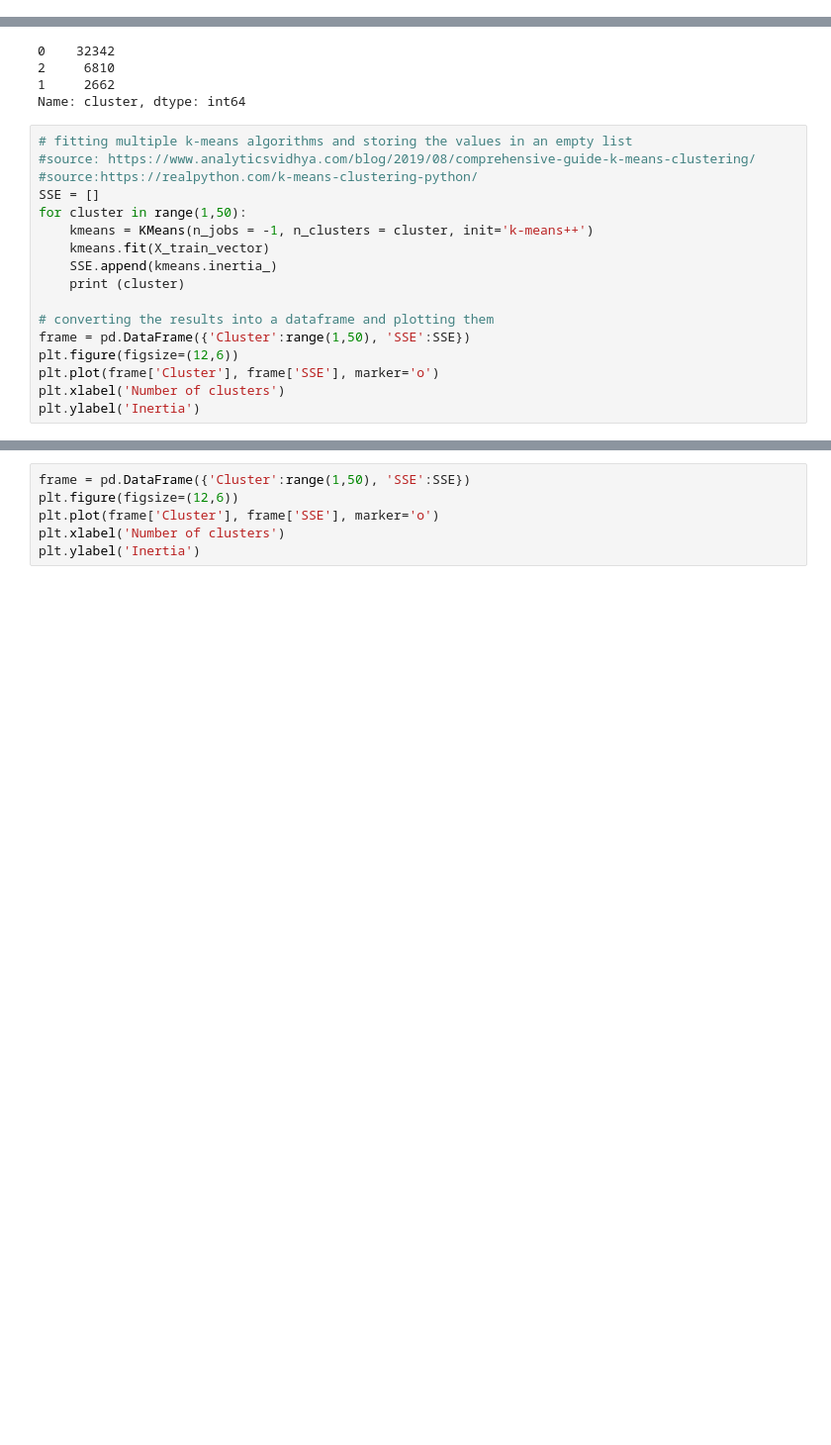
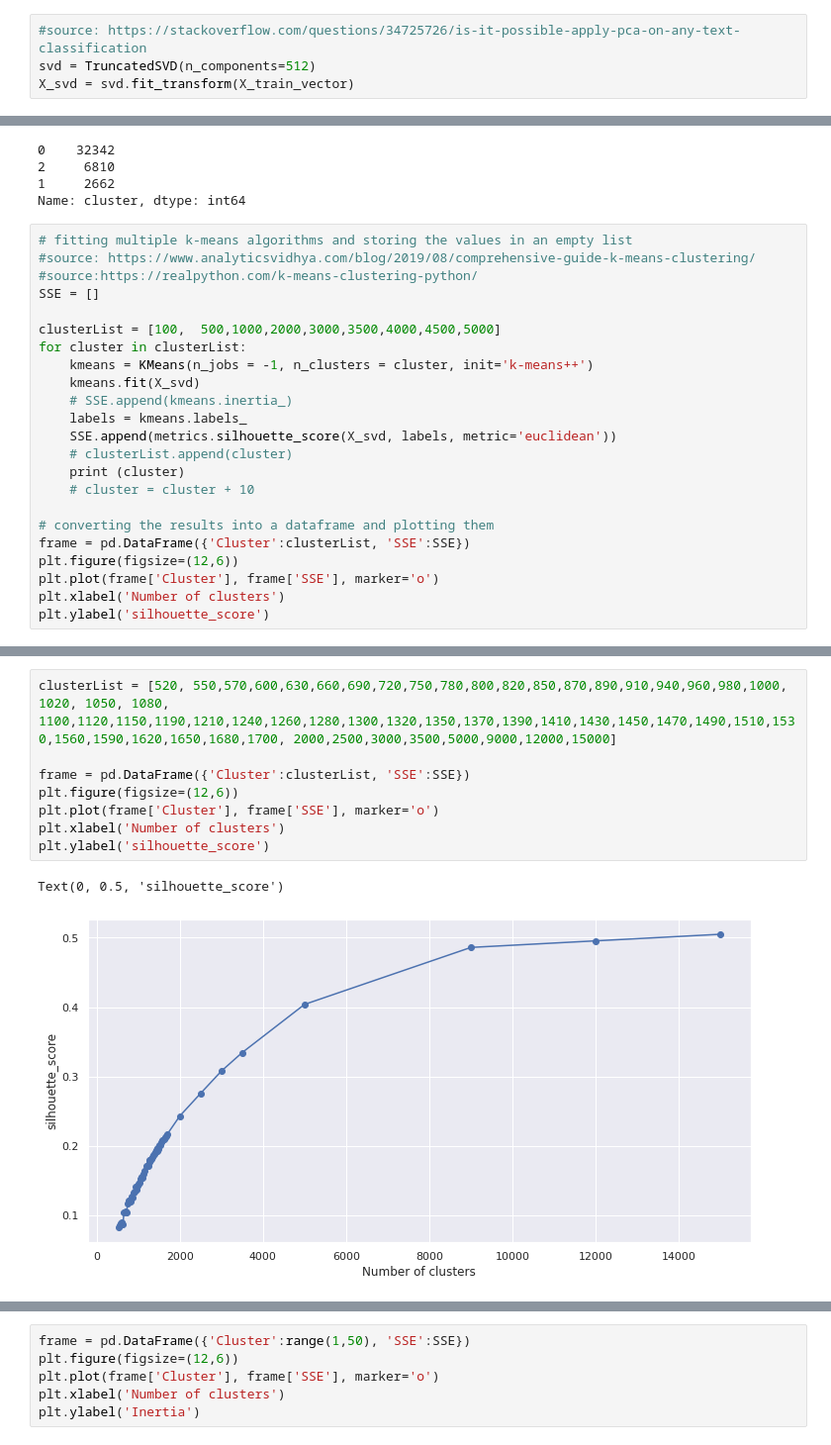
Before and after one commit to SheidaTalei/FinalProject, a Jupyter notebook: SheidaTalei_KMeanVsTfIDf_FinalProject.ipynb, the cells around one changed output, grey strips where cells are left out. Shown: that part at 99% size. Drawn from its saved outputs; the diff is of its cells as text; blank space fills up the shorter version.

```diff
--- a/SheidaTalei_KMeanVsTfIDf_FinalProject.ipynb
+++ b/SheidaTalei_KMeanVsTfIDf_FinalProject.ipynb
@@ -56,3 +57,7 @@ persian_stop_word = list(getStopWord())
 # %%
 vectorizer = TfidfVectorizer(stop_words= persian_stop_word ,  max_features = 2000 )
 X_train_vector  = vectorizer.fit_transform(X)
+# %%
+#source: https://stackoverflow.com/questions/34725726/is-it-possible-apply-pca-on-any-text-classification
+svd = TruncatedSVD(n_components=512)
+X_svd = svd.fit_transform(X_train_vector)
@@ -100,16 +108,22 @@ Name: cluster, dtype: int64
 #source: https://www.analyticsvidhya.com/blog/2019/08/comprehensive-guide-k-means-clustering/
 #source:https://realpython.com/k-means-clustering-python/
 SSE = []
-for cluster in range(1,50):
+
+clusterList = [100,  500,1000,2000,3000,3500,4000,4500,5000]
+for cluster in clusterList:
     kmeans = KMeans(n_jobs = -1, n_clusters = cluster, init='k-means++')
-    kmeans.fit(X_train_vector)
-    SSE.append(kmeans.inertia_)
+    kmeans.fit(X_svd)
+    # SSE.append(kmeans.inertia_)
+    labels = kmeans.labels_
+    SSE.append(metrics.silhouette_score(X_svd, labels, metric='euclidean'))
+    # clusterList.append(cluster)
     print (cluster)
+    # cluster = cluster + 10
 
 # converting the results into a dataframe and plotting them
-frame = pd.DataFrame({'Cluster':range(1,50), 'SSE':SSE})
+frame = pd.DataFrame({'Cluster':clusterList, 'SSE':SSE})
 plt.figure(figsize=(12,6))
 plt.plot(frame['Cluster'], frame['SSE'], marker='o')
 plt.xlabel('Number of clusters')
-plt.ylabel('Inertia')
+plt.ylabel('silhouette_score')
 # %% [output]
@@ -133,0 +137,11 @@ ValueError: ignored
+# %%
+clusterList = [520, 550,570,600,630,660,690,720,750,780,800,820,850,870,890,910,940,960,980,1000, 1020, 1050, 1080, 1100,1120,1150,1190,1210,1240,1260,1280,1300,1320,1350,1370,1390,1410,1430,1450,1470,1490,1510,1530,1560,1590,1620,1650,1680,1700, 2000,2500,3000,3500,5000,9000,12000,15000]
+
+frame = pd.DataFrame({'Cluster':clusterList, 'SSE':SSE})
+plt.figure(figsize=(12,6))
+plt.plot(frame['Cluster'], frame['SSE'], marker='o')
+plt.xlabel('Number of clusters')
+plt.ylabel('silhouette_score')
+# %% [output]
+Text(0, 0.5, 'silhouette_score')
+[figure, added]
```
Also changed, not shown: parts of 4 cells of this notebook.
